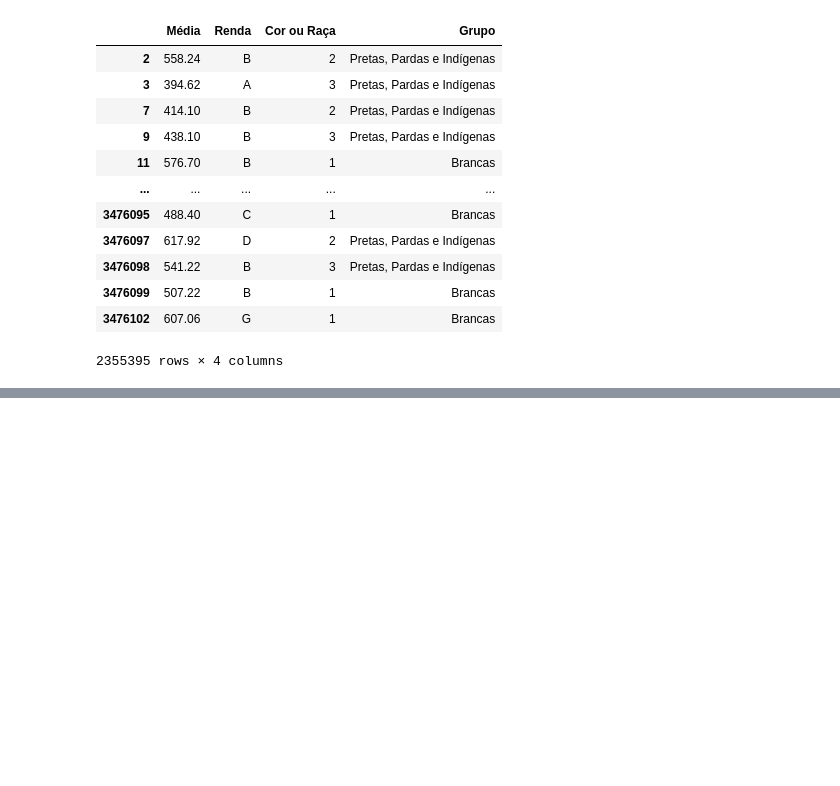
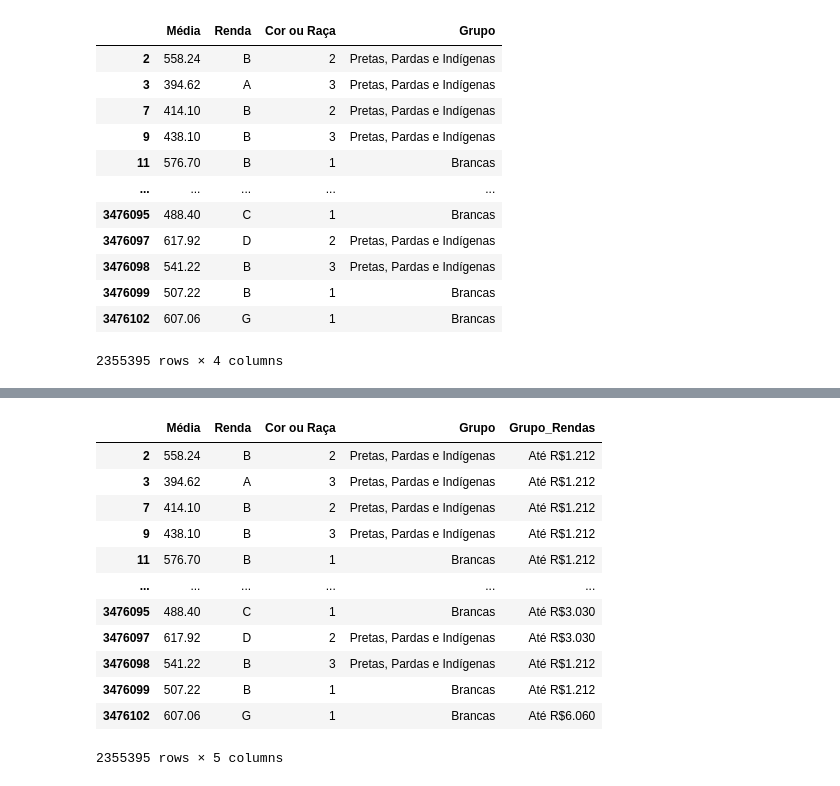
Before and after one commit to Grupo-B-Turma-2-Ada-VemSerTech/Projeto_Mod04_Ada_VemSerTech, a Jupyter notebook: Projeto.ipynb, the cells around one changed output, grey strips where cells are left out. Cells and saved outputs as stored; diff of their text form; code cells hidden in the pictures; blank space fills up the shorter version.

```diff
--- a/Projeto.ipynb
+++ b/Projeto.ipynb
@@ -734,0 +719,24 @@ tabela_media_renda_etnia
+# %%
+# Coluna para Grupos Renda
+tabela_media_renda_etnia['Grupo_Rendas'] = 'Até R$1.212'
+tabela_media_renda_etnia.loc[tabela_media_renda_etnia['Renda'].isin(['C', 'D', 'E']), 'Grupo_Rendas'] = 'Até R$3.030'
+tabela_media_renda_etnia.loc[tabela_media_renda_etnia['Renda'].isin(['F', 'G', 'H']), 'Grupo_Rendas'] = 'Até R$6.060'
+tabela_media_renda_etnia.loc[tabela_media_renda_etnia['Renda'].isin(['I', 'J', 'K']), 'Grupo_Rendas'] = 'Até R$9.696'
+tabela_media_renda_etnia.loc[tabela_media_renda_etnia['Renda'].isin(['L', 'M', 'N']), 'Grupo_Rendas'] = 'Até R$14.544'
+tabela_media_renda_etnia.loc[tabela_media_renda_etnia['Renda'].isin(['O', 'P']), 'Grupo_Rendas'] = 'Até R$24.240'
+tabela_media_renda_etnia.loc[tabela_media_renda_etnia['Renda'] == 'Q', 'Grupo_Rendas'] = 'Acima R$24.240'
+tabela_media_renda_etnia
+# %% [output]
+|  | Média | Renda | Cor ou Raça | Grupo | Grupo_Rendas |
+| 2 | 558.24 | B | 2 | Pretas, Pardas e Indígenas | Até R$1.212 |
+| 3 | 394.62 | A | 3 | Pretas, Pardas e Indígenas | Até R$1.212 |
+| 7 | 414.10 | B | 2 | Pretas, Pardas e Indígenas | Até R$1.212 |
+| 9 | 438.10 | B | 3 | Pretas, Pardas e Indígenas | Até R$1.212 |
+| 11 | 576.70 | B | 1 | Brancas | Até R$1.212 |
+| ... | ... | ... | ... | ... | ... |
+| 3476095 | 488.40 | C | 1 | Brancas | Até R$3.030 |
+| 3476097 | 617.92 | D | 2 | Pretas, Pardas e Indígenas | Até R$3.030 |
+| 3476098 | 541.22 | B | 3 | Pretas, Pardas e Indígenas | Até R$1.212 |
+| 3476099 | 507.22 | B | 1 | Brancas | Até R$1.212 |
+| 3476102 | 607.06 | G | 1 | Brancas | Até R$6.060 |
+2355395 rows × 5 columns
```
Also changed, not shown: parts of 4 cells of this notebook.
